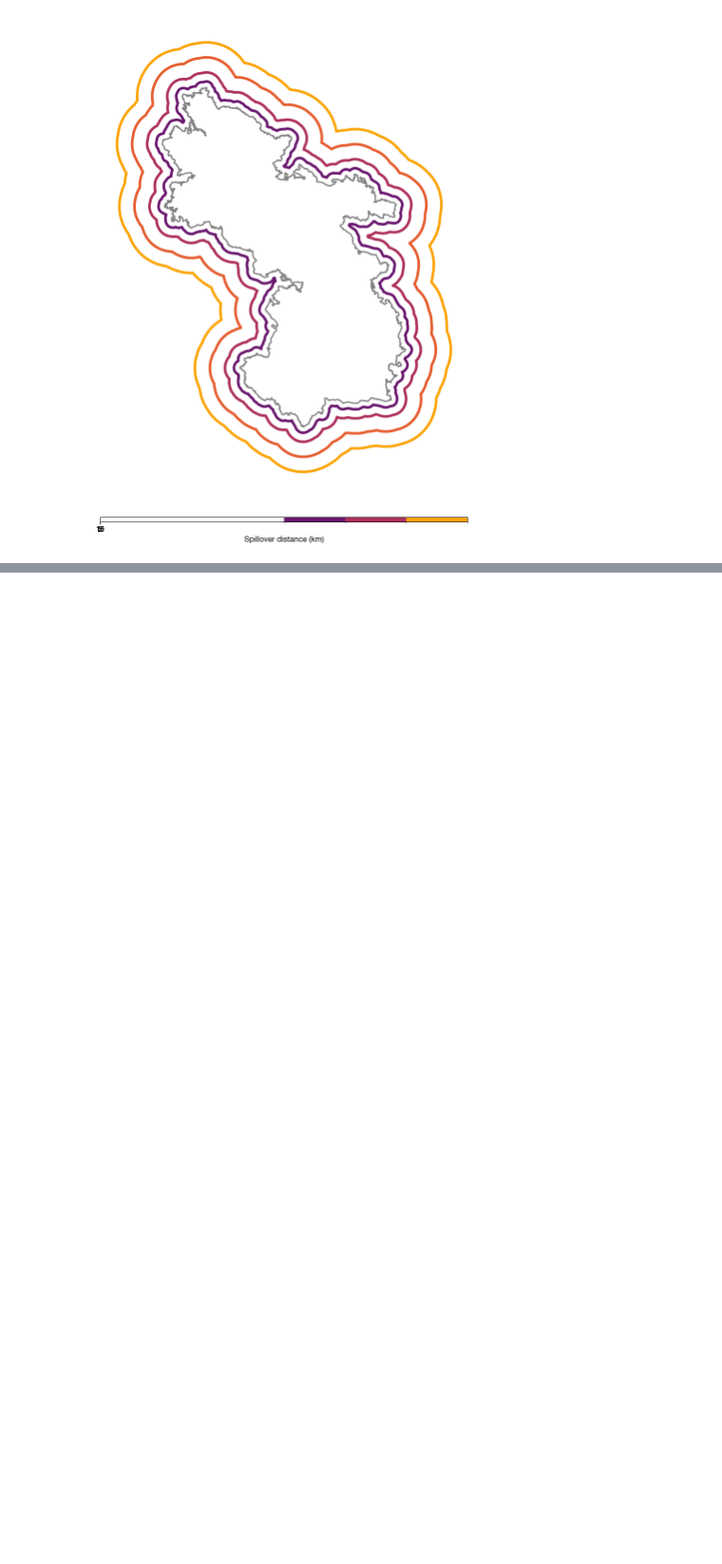
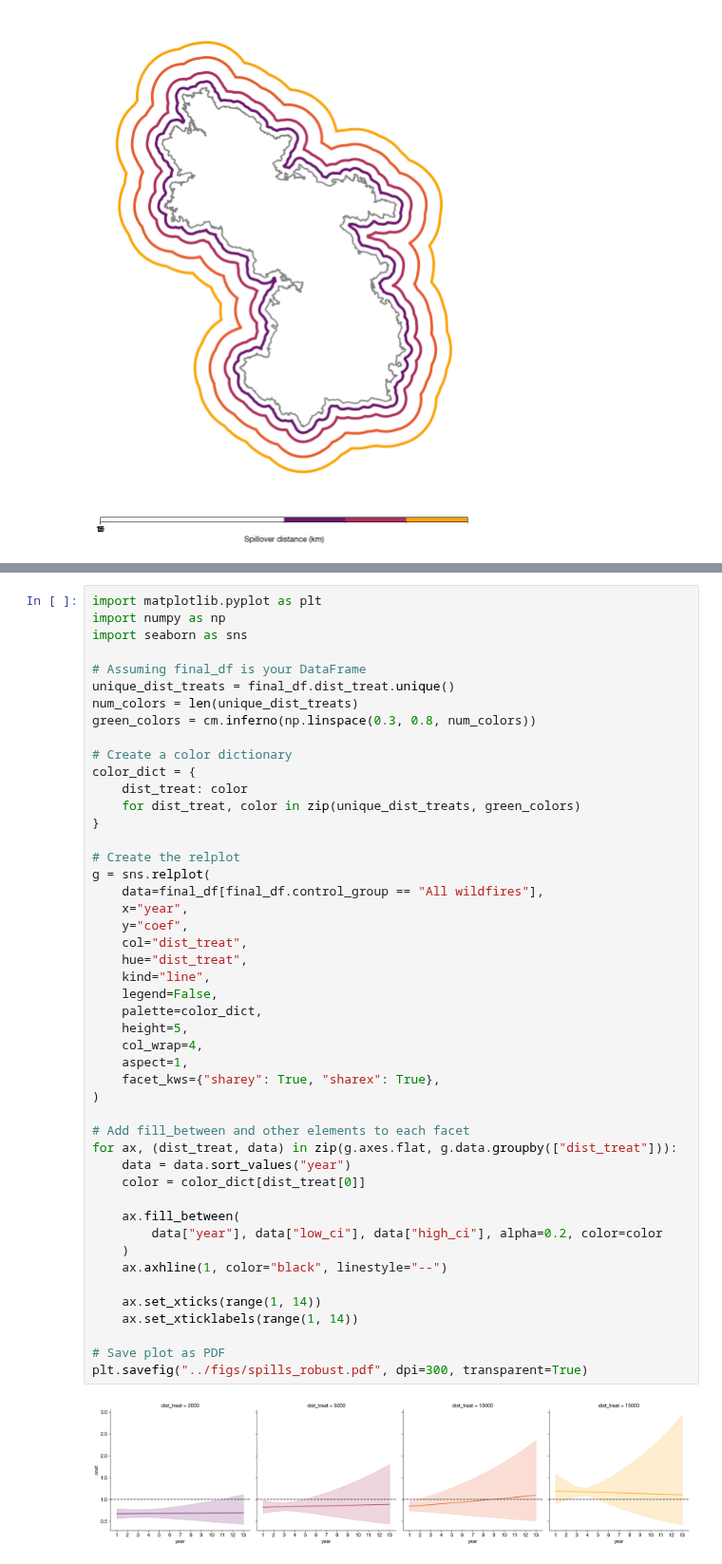
Before and after one commit to echolab-stanford/prescribed_fires, a Jupyter notebook: analysis/spillovers.ipynb, the cells around one changed output, grey strips where cells are left out. Shown at 95% size. Cells and saved outputs as stored; diff of their text form; blank space fills up the shorter version.

```diff
--- a/analysis/spillovers.ipynb
+++ b/analysis/spillovers.ipynb
@@ -578,0 +657,49 @@ plt.savefig("../figs/spillover_map.pdf", dpi=300, transparent=True)
+# %%
+import matplotlib.pyplot as plt
+import numpy as np
+import seaborn as sns
+
+# Assuming final_df is your DataFrame
+unique_dist_treats = final_df.dist_treat.unique()
+num_colors = len(unique_dist_treats)
+green_colors = cm.inferno(np.linspace(0.3, 0.8, num_colors))
+
+# Create a color dictionary
+color_dict = {
+    dist_treat: color
+    for dist_treat, color in zip(unique_dist_treats, green_colors)
+}
+
+# Create the relplot
+g = sns.relplot(
+    data=final_df[final_df.control_group == "All wildfires"],
+    x="year",
+    y="coef",
+    col="dist_treat",
+    hue="dist_treat",
+    kind="line",
+    legend=False,
+    palette=color_dict,
+    height=5,
+    col_wrap=4,
+    aspect=1,
+    facet_kws={"sharey": True, "sharex": True},
+)
+
+# Add fill_between and other elements to each facet
+for ax, (dist_treat, data) in zip(g.axes.flat, g.data.groupby(["dist_treat"])):
+    data = data.sort_values("year")
+    color = color_dict[dist_treat[0]]
+
+    ax.fill_between(
+        data["year"], data["low_ci"], data["high_ci"], alpha=0.2, color=color
+    )
+    ax.axhline(1, color="black", linestyle="--")
+
+    ax.set_xticks(range(1, 14))
+    ax.set_xticklabels(range(1, 14))
+
+# Save plot as PDF
+plt.savefig("../figs/spills_robust.pdf", dpi=300, transparent=True)
+# %% [output]
+[figure, added]
```
Also changed, not shown: parts of 17 cells of this notebook, 1 other file.
